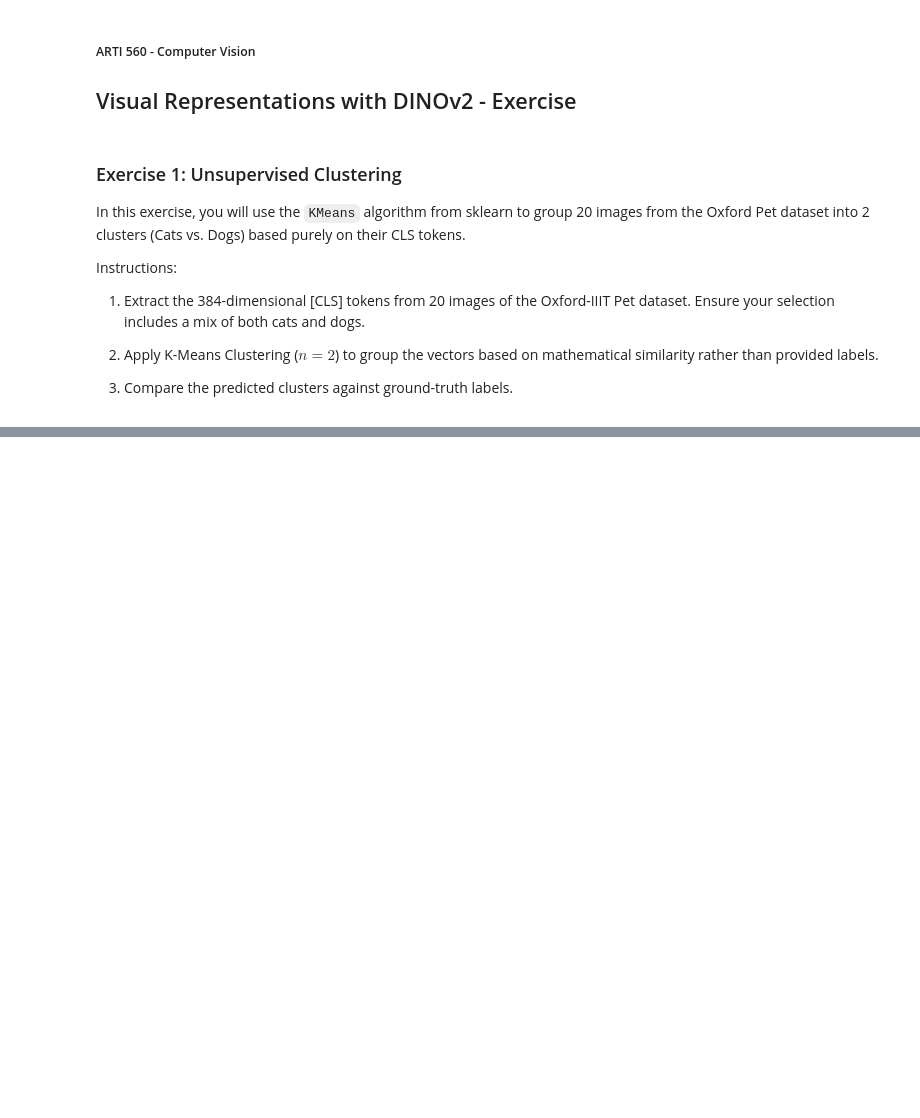
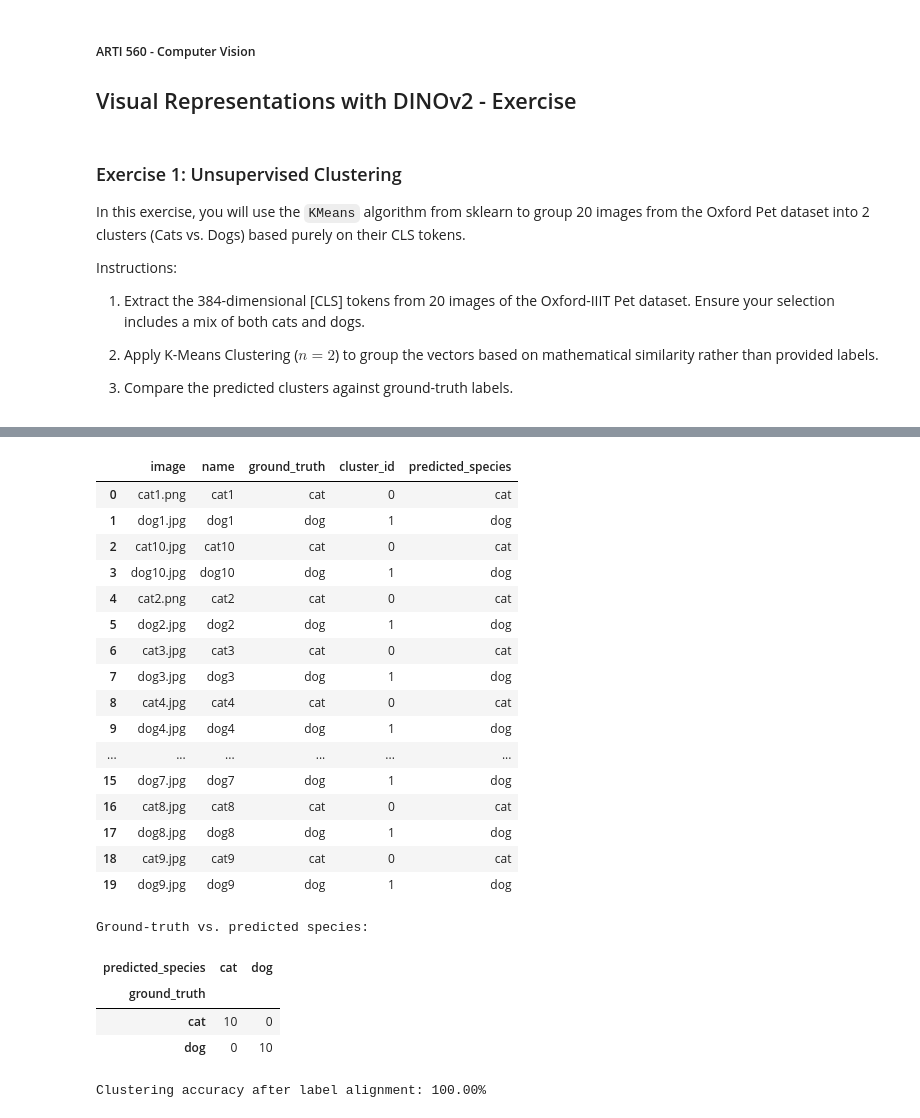
Before and after one commit to norahDo2/arti560-computer-vision-labs, a Jupyter notebook: lab10-visual-representations/lab10-visual-representations-exercise.ipynb, the cells around one changed output, grey strips where cells are left out. Cells and saved outputs as stored; diff of their text form; code cells hidden in the pictures; blank space fills up the shorter version.

```diff
--- a/lab10-visual-representations/lab10-visual-representations-exercise.ipynb
+++ b/lab10-visual-representations/lab10-visual-representations-exercise.ipynb
@@ -150 +118,55 @@ plt.show()
+# %%
+kmeans = KMeans(n_clusters=2, random_state=560, n_init=20)
+clusters = kmeans.fit_predict(embeddings)
+
+direct_accuracy = (clusters == ground_truth).mean()
+flipped_accuracy = ((1 - clusters) == ground_truth).mean()
+
+if flipped_accuracy > direct_accuracy:
+    aligned_predictions = 1 - clusters
+    accuracy = flipped_accuracy
+else:
+    aligned_predictions = clusters
+    accuracy = direct_accuracy
+
+predicted_species = np.where(aligned_predictions == 0, "cat", "dog")
+
+results = pd.DataFrame(
+    {
+        "image": [path.name for path in selected_paths],
+        "name": [path.stem for path in selected_paths],
+        "ground_truth": ground_truth_names,
+        "cluster_id": clusters,
+        "predicted_species": predicted_species,
+    }
+)
+
+display(results)
+print("\nGround-truth vs. predicted species:")
+display(pd.crosstab(results["ground_truth"], results["predicted_species"]))
+print(f"\nClustering accuracy after label alignment: {accuracy:.2%}")
+# %% [output]
+|  | image | name | ground_truth | cluster_id | predicted_species |
+| 0 | cat1.png | cat1 | cat | 0 | cat |
+| 1 | dog1.jpg | dog1 | dog | 1 | dog |
+| 2 | cat10.jpg | cat10 | cat | 0 | cat |
+| 3 | dog10.jpg | dog10 | dog | 1 | dog |
+| 4 | cat2.png | cat2 | cat | 0 | cat |
+| 5 | dog2.jpg | dog2 | dog | 1 | dog |
+| 6 | cat3.jpg | cat3 | cat | 0 | cat |
+| 7 | dog3.jpg | dog3 | dog | 1 | dog |
+| 8 | cat4.jpg | cat4 | cat | 0 | cat |
+| 9 | dog4.jpg | dog4 | dog | 1 | dog |
+| ... | ... | ... | ... | ... | ... |
+| 15 | dog7.jpg | dog7 | dog | 1 | dog |
+| 16 | cat8.jpg | cat8 | cat | 0 | cat |
+| 17 | dog8.jpg | dog8 | dog | 1 | dog |
+| 18 | cat9.jpg | cat9 | cat | 0 | cat |
+| 19 | dog9.jpg | dog9 | dog | 1 | dog |
+Ground-truth vs. predicted species:
+| predicted_species | cat | dog |
+| ground_truth |  |  |
+| cat | 10 | 0 |
+| dog | 0 | 10 |
+Clustering accuracy after label alignment: 100.00%
 # %% [markdown]
```
Also changed, not shown: parts of 8 cells of this notebook.
